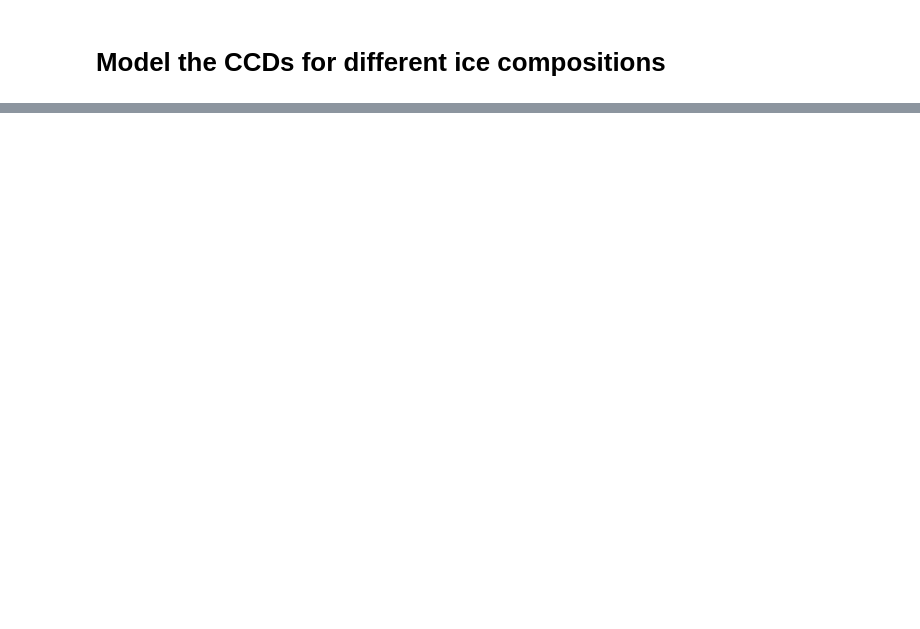
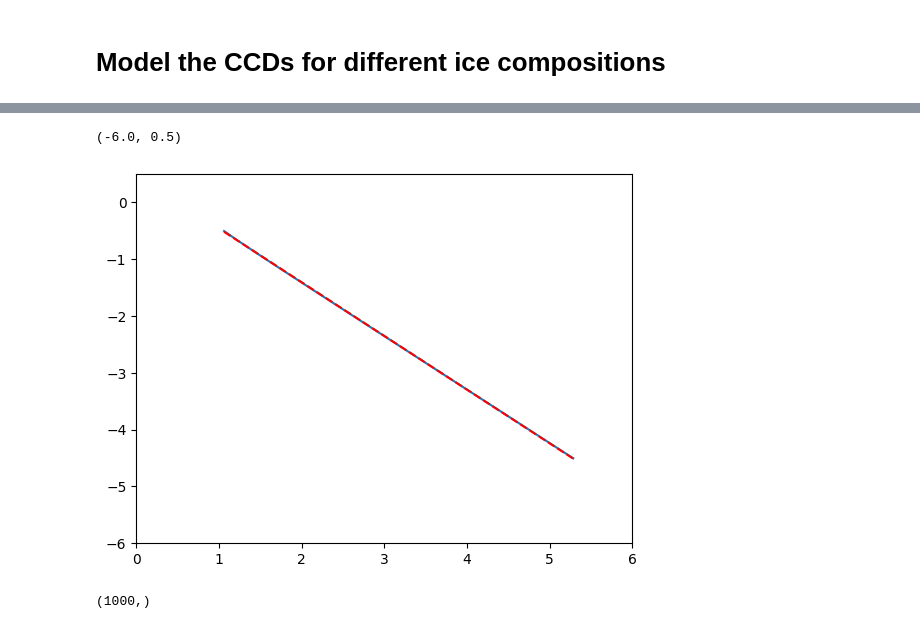
Before and after one commit to SpacialTree/dustridge-cd, a Jupyter notebook: notebooks/icemodel_analysis.ipynb, the cells around one changed output, grey strips where cells are left out. Drawn from its saved outputs; the diff is of its cells as text; code cells hidden in the pictures; blank space fills up the shorter version.

Commit message:
linear fitting

```diff
--- a/notebooks/icemodel_analysis.ipynb
+++ b/notebooks/icemodel_analysis.ipynb
@@ -76,0 +244,19 @@ Table length=50
+# %%
+sel = (c1 > 1) & (c1 < 6)
+plt.plot(c1[sel], c2[sel])
+
+fit = fitting.LinearLSQFitter()
+line_init = models.Linear1D()
+fitted_line = fit(line_init, c1[sel], c2[sel])
+
+plt.plot(c1[sel], fitted_line(c1[sel]), color='red', linestyle='--', label='Fitted Line')
+
+plt.xlim(0, 6)
+plt.ylim(-6, 0.5)
+# %% [output]
+(-6.0, 0.5)
+[figure, added]
+# %%
+np.array(slopes).shape
+# %% [output]
+(1000,)
```
Also changed, not shown: parts of 43 cells of this notebook.
